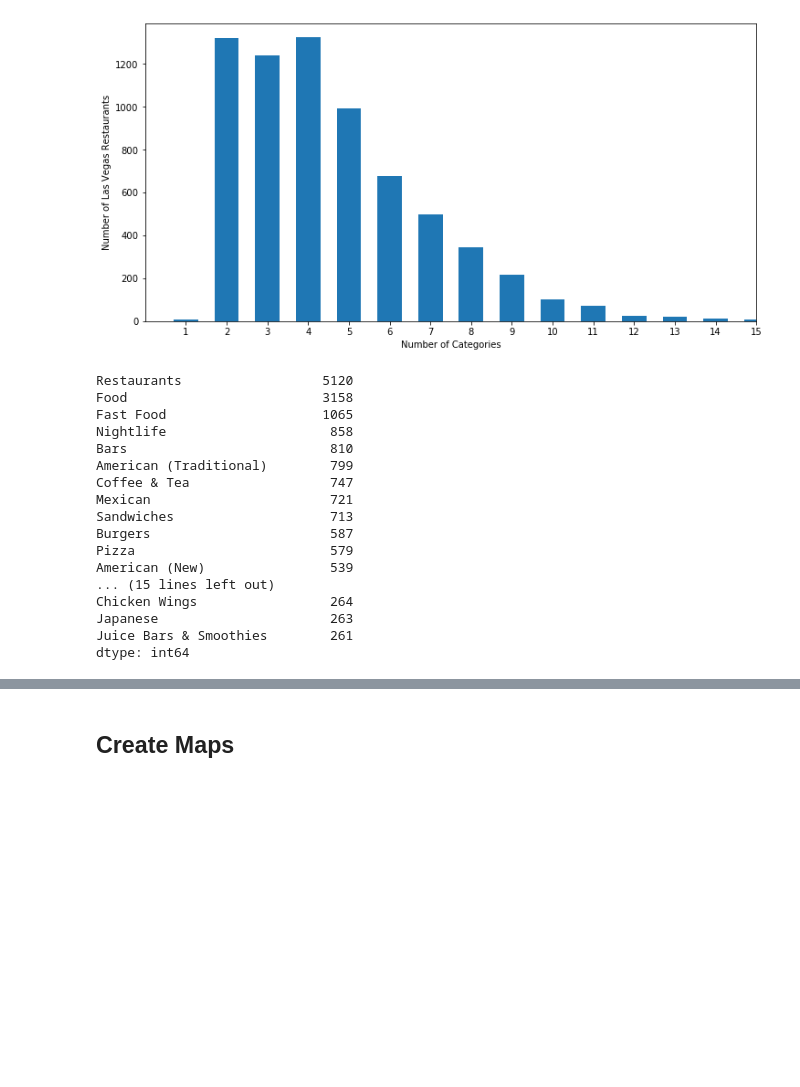
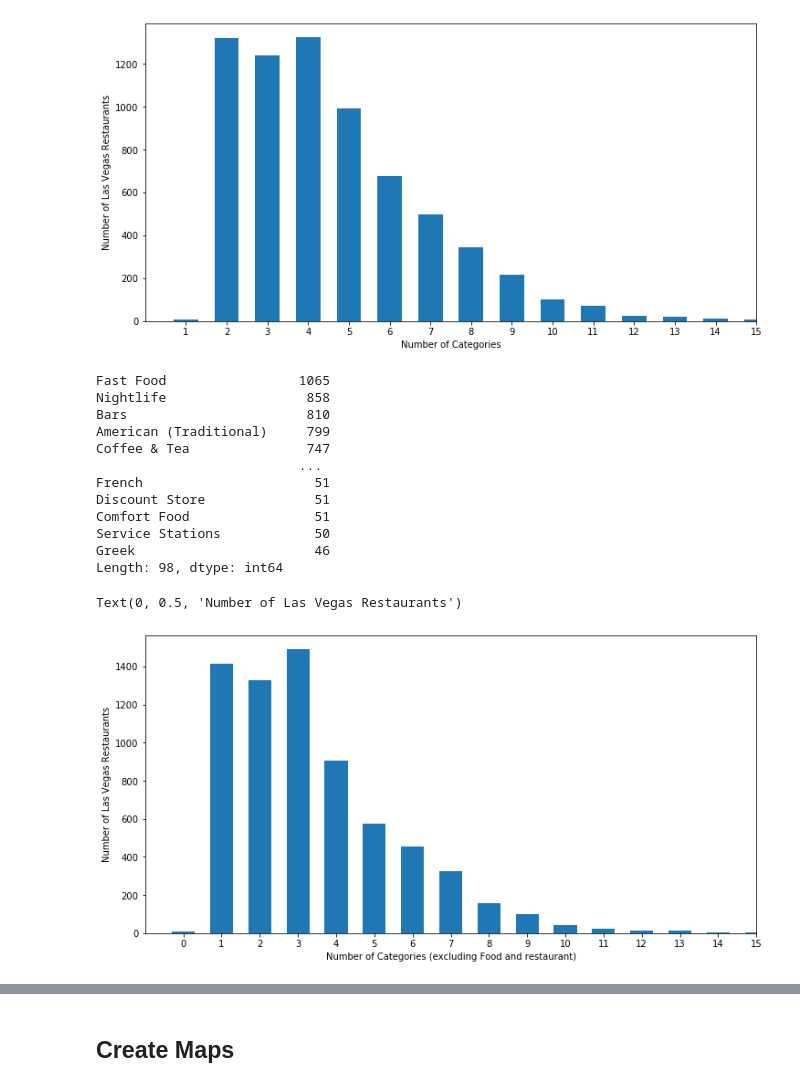
Before and after one commit to pavkalfantis/restaurant_recommender, a Jupyter notebook: TDIproject-Recommender_System.ipynb, the cells around one changed output, grey strips where cells are left out. Cells and saved outputs as stored; diff of their text form; code cells hidden in the pictures; blank space fills up the shorter version.

```diff
--- a/TDIproject-Recommender_System.ipynb
+++ b/TDIproject-Recommender_System.ipynb
@@ -341,25 +385,36 @@ plt.ylabel('Number of Las Vegas Restaurants')
 # %% [output]
 Text(0, 0.5, 'Number of Las Vegas Restaurants')
 [figure]
+# %%
+LV_restaurants['reduced_categories_list'] = LV_restaurants['categories_list'].apply(
+    lambda row: [val for val in row if val != 'Restaurants' and val!='Food']
+)
 # %%
-#Most common categories for Las Vegas Restaurants
-
-LV_restaurants.categories_list.apply(pd.Series).stack().value_counts().head(30)
+LV_restaurants.reduced_categories_list.apply(pd.Series).stack().value_counts().head(98)
 # %% [output]
-Restaurants                  5120
-Food                         3158
-Fast Food                    1065
-Nightlife                     858
-Bars                          810
-American (Traditional)        799
-Coffee & Tea                  747
-Mexican                       721
-Sandwiches                    713
-Burgers                       587
-Pizza                         579
-American (New)                539
-... (15 lines left out)
-Chicken Wings                 264
-Japanese                      263
-Juice Bars & Smoothies        261
-dtype: int64
+Fast Food                 1065
+Nightlife                  858
+Bars                       810
+American (Traditional)     799
+Coffee & Tea               747
+                          ...
+French                      51
+Discount Store              51
+Comfort Food                51
+Service Stations            50
+Greek                       46
+Length: 98, dtype: int64
+# %%
+x = LV_restaurants.reduced_categories_list.str.len().value_counts().index
+y = LV_restaurants.reduced_categories_list.str.len().value_counts().values
+
+plt.figure(figsize=(12,6))
+plt.xticks(np.arange(min(x), max(x), 1.0))
+plt.xlim(-1,15)
+
+plt.bar(x, y, width=.6)
+plt.xlabel('Number of Categories (excluding Food and restaurant)')
+plt.ylabel('Number of Las Vegas Restaurants')
+# %% [output]
+Text(0, 0.5, 'Number of Las Vegas Restaurants')
+[figure, added]
```
Also changed, not shown: parts of 22 cells of this notebook, 5 other files.
